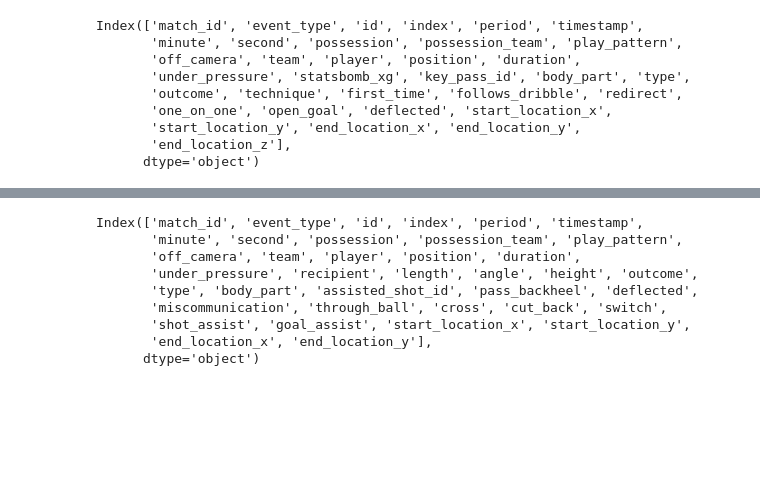
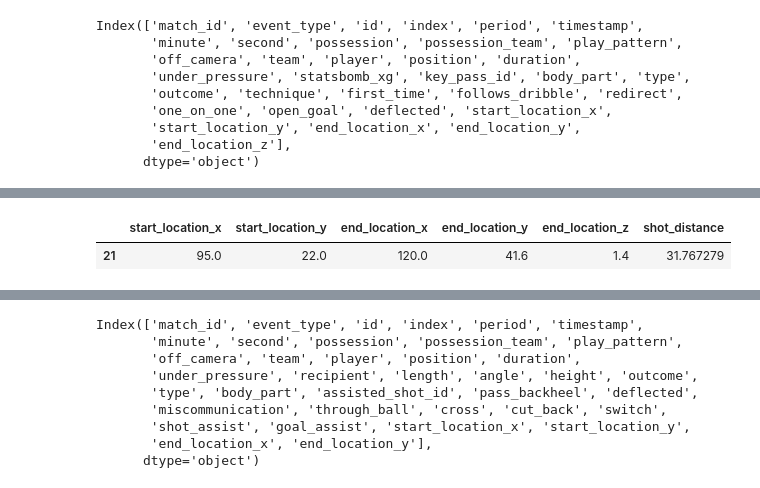
Before and after one commit to bkktimber/keyboard-manager, a Jupyter notebook: get_data.ipynb, the cells around one changed output, grey strips where cells are left out. Cells and saved outputs as stored; diff of their text form; code cells hidden in the pictures; blank space fills up the shorter version.

```diff
--- a/get_data.ipynb
+++ b/get_data.ipynb
@@ -121 +115,7 @@ df.groupby(['team', 'outcome']).get_group(('Russia', 'Goal'))[['period', 'match_
+# %%
+# df.groupby('outcome')['shot_distance'].agg(['max', 'min', 'mean'])
+df[(df['shot_distance'] > 31) & (df['outcome'] == 'Goal')].iloc[:, -6:]
+# %% [output]
+|  | start_location_x | start_location_y | end_location_x | end_location_y | end_location_z | shot_distance |
+| 21 | 95.0 | 22.0 | 120.0 | 41.6 | 1.4 | 31.767279 |
 # %%
```
Also changed, not shown: parts of 9 cells of this notebook.
